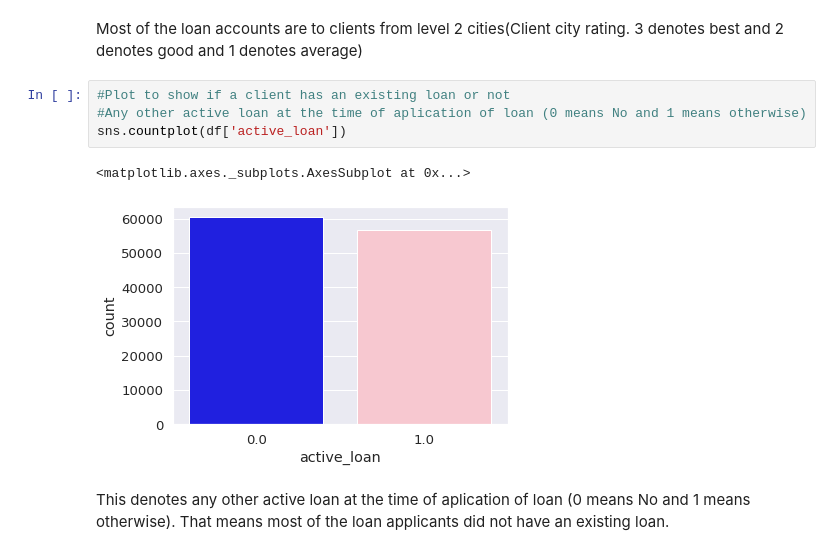
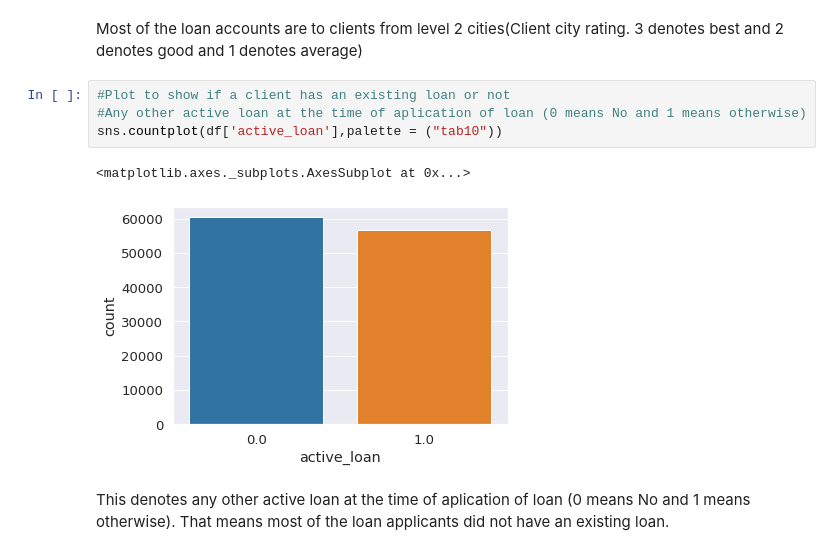
Before and after one commit to DevTedd/SupervisedLearning_SpeedRacersGroup_Moringa2022_Jan, a Jupyter notebook: AUTOMOBILE_LOAN_DEFAULT_PREDICTION_Jan_2022_SpeedRacerGroup.ipynb, the cells around one changed output. Drawn from its saved outputs; the diff is of its cells as text.

```diff
--- a/AUTOMOBILE_LOAN_DEFAULT_PREDICTION_Jan_2022_SpeedRacerGroup.ipynb
+++ b/AUTOMOBILE_LOAN_DEFAULT_PREDICTION_Jan_2022_SpeedRacerGroup.ipynb
@@ -516,10 +515,10 @@ Most of the loan accounts are to clients from level 2 cities(Client city rating.
 # %%
 #Plot to show if a client has an existing loan or not
 #Any other active loan at the time of aplication of loan (0 means No and 1 means otherwise)
-sns.countplot(df['active_loan'])
+sns.countplot(df['active_loan'],palette = ("tab10"))
 # %% [output]
 <matplotlib.axes._subplots.AxesSubplot at 0x...>
-[figure, old version]
+[figure, new version]
 # %% [markdown]
 This denotes any other active loan at the time of aplication of loan (0 means No and 1 means otherwise). That means most of the loan applicants did not have an existing loan.
 # %%
```
Also changed, not shown: parts of 38 cells of this notebook.
